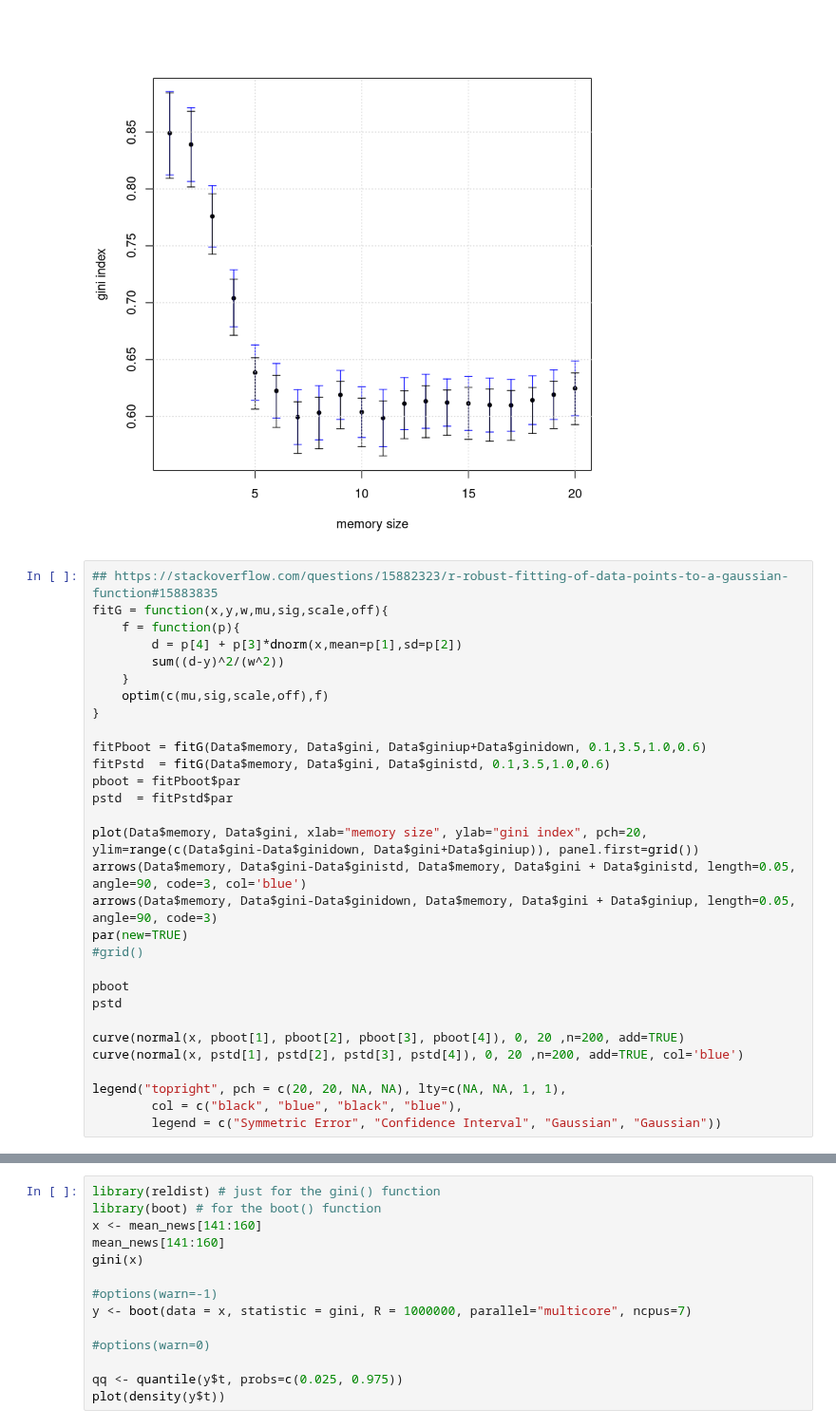
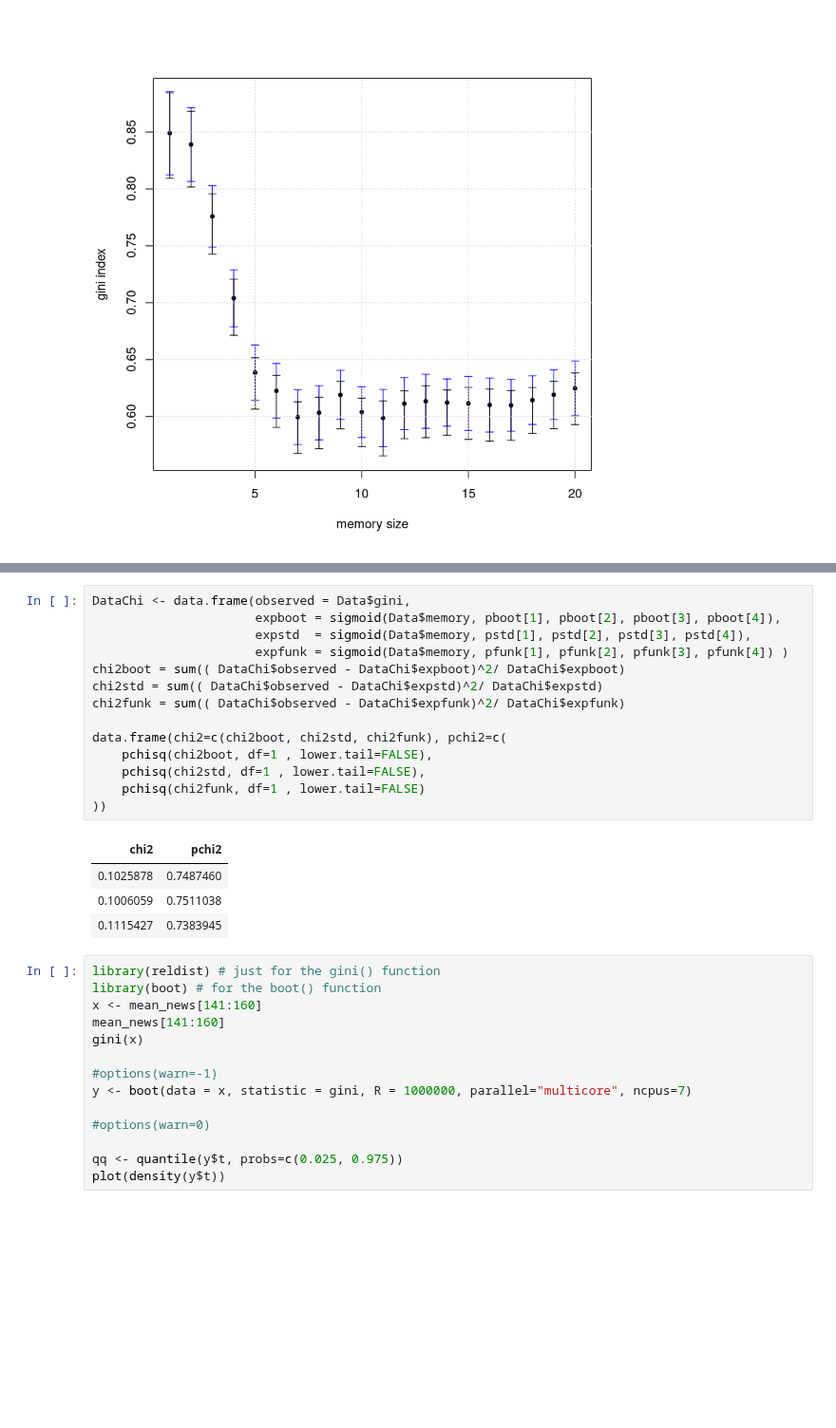
Before and after one commit to BFSteam/memory, a Jupyter notebook: jup/R/R_fit_activation_time.ipynb, the cells around one changed output, grey strips where cells are left out. Shown at 95% size. Drawn from its saved outputs; the diff is of its cells as text; blank space fills up the shorter version.

```diff
--- a/jup/R/R_fit_activation_time.ipynb
+++ b/jup/R/R_fit_activation_time.ipynb
@@ -265,33 +254,3 @@ par(new=TRUE)
 grid()
 # %% [output]
 [figure]
-# %%
-## https://stackoverflow.com/questions/15882323/r-robust-fitting-of-data-points-to-a-gaussian-function#15883835
-fitG = function(x,y,w,mu,sig,scale,off){
-    f = function(p){
-        d = p[4] + p[3]*dnorm(x,mean=p[1],sd=p[2])
-        sum((d-y)^2/(w^2))
-    }
-    optim(c(mu,sig,scale,off),f)
-}
-
-fitPboot = fitG(Data$memory, Data$gini, Data$giniup+Data$ginidown, 0.1,3.5,1.0,0.6)
-fitPstd  = fitG(Data$memory, Data$gini, Data$ginistd, 0.1,3.5,1.0,0.6)
-pboot = fitPboot$par
-pstd  = fitPstd$par
-
-plot(Data$memory, Data$gini, xlab="memory size", ylab="gini index", pch=20, ylim=range(c(Data$gini-Data$ginidown, Data$gini+Data$giniup)), panel.first=grid())
-arrows(Data$memory, Data$gini-Data$ginistd, Data$memory, Data$gini + Data$ginistd, length=0.05, angle=90, code=3, col='blue')
-arrows(Data$memory, Data$gini-Data$ginidown, Data$memory, Data$gini + Data$giniup, length=0.05, angle=90, code=3)
-par(new=TRUE)
-#grid()
-
-pboot
-pstd
-
-curve(normal(x, pboot[1], pboot[2], pboot[3], pboot[4]), 0, 20 ,n=200, add=TRUE)
-curve(normal(x, pstd[1], pstd[2], pstd[3], pstd[4]), 0, 20 ,n=200, add=TRUE, col='blue')
-
-legend("topright", pch = c(20, 20, NA, NA), lty=c(NA, NA, 1, 1),
-        col = c("black", "blue", "black", "blue"),
-        legend = c("Symmetric Error", "Confidence Interval", "Gaussian", "Gaussian"))
@@ -337,3 +390,22 @@ legend("topright", pch = c(20, 20, NA, NA), lty=c(NA, NA, 1, 1),
+# %%
+DataChi <- data.frame(observed = Data$gini,
+                      expboot = sigmoid(Data$memory, pboot[1], pboot[2], pboot[3], pboot[4]),
+                      expstd  = sigmoid(Data$memory, pstd[1], pstd[2], pstd[3], pstd[4]),
+                      expfunk = sigmoid(Data$memory, pfunk[1], pfunk[2], pfunk[3], pfunk[4]) )
+chi2boot = sum(( DataChi$observed - DataChi$expboot)^2/ DataChi$expboot)
+chi2std = sum(( DataChi$observed - DataChi$expstd)^2/ DataChi$expstd)
+chi2funk = sum(( DataChi$observed - DataChi$expfunk)^2/ DataChi$expfunk)
+
+data.frame(chi2=c(chi2boot, chi2std, chi2funk), pchi2=c(
+    pchisq(chi2boot, df=1 , lower.tail=FALSE),
+    pchisq(chi2std, df=1 , lower.tail=FALSE),
+    pchisq(chi2funk, df=1 , lower.tail=FALSE)
+))
+# %% [output]
+| chi2 | pchi2 |
+| 0.1025878 | 0.7487460 |
+| 0.1006059 | 0.7511038 |
+| 0.1115427 | 0.7383945 |
 # %%
 library(reldist) # just for the gini() function
 library(boot) # for the boot() function
```
Also changed, not shown: parts of 5 cells of this notebook.
